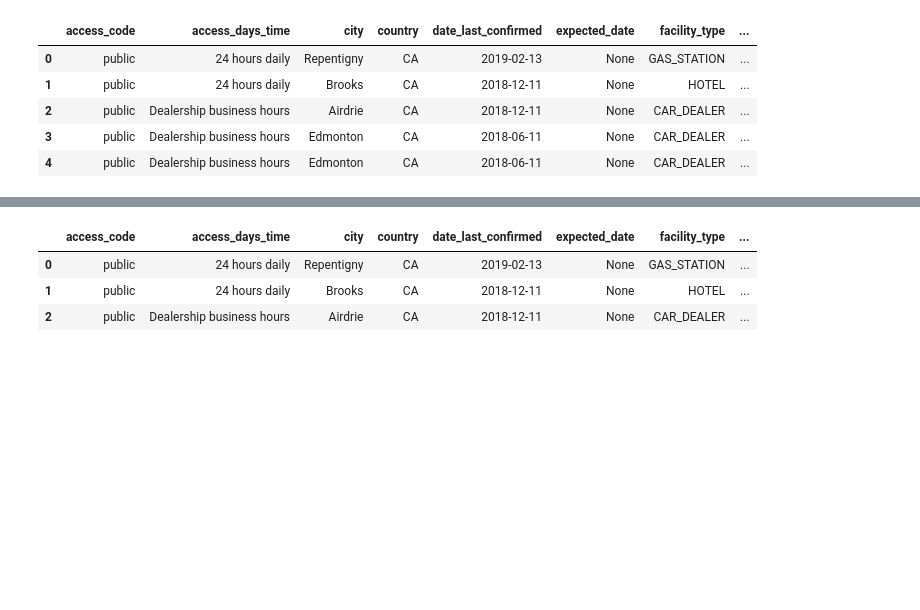
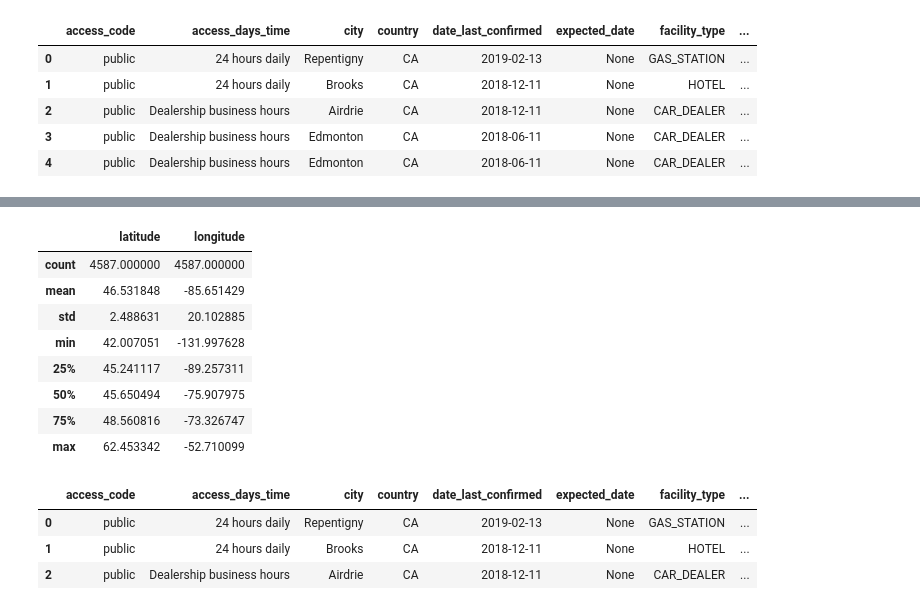
Before and after one commit to datawithchris/Alternative-Fuel-Stations, a Jupyter notebook: Fuel-Stations.ipynb, the cells around one changed output, grey strips where cells are left out. Cells and saved outputs as stored; diff of their text form; code cells hidden in the pictures; blank space fills up the shorter version.

```diff
--- a/Fuel-Stations.ipynb
+++ b/Fuel-Stations.ipynb
@@ -94,3 +109,16 @@ df.describe()
+# %%
+# Check the result
+df.describe()
+# %% [output]
+|  | latitude | longitude |
+| count | 4587.000000 | 4587.000000 |
+| mean | 46.531848 | -85.651429 |
+| std | 2.488631 | 20.102885 |
+| min | 42.007051 | -131.997628 |
+| 25% | 45.241117 | -89.257311 |
+| 50% | 45.650494 | -75.907975 |
+| 75% | 48.560816 | -73.326747 |
+| max | 62.453342 | -52.710099 |
 # %%
 # Create Shapely Points from Longitude and Latitude
 gdf = gpd.GeoDataFrame(
```
Also changed, not shown: parts of 6 cells of this notebook.
